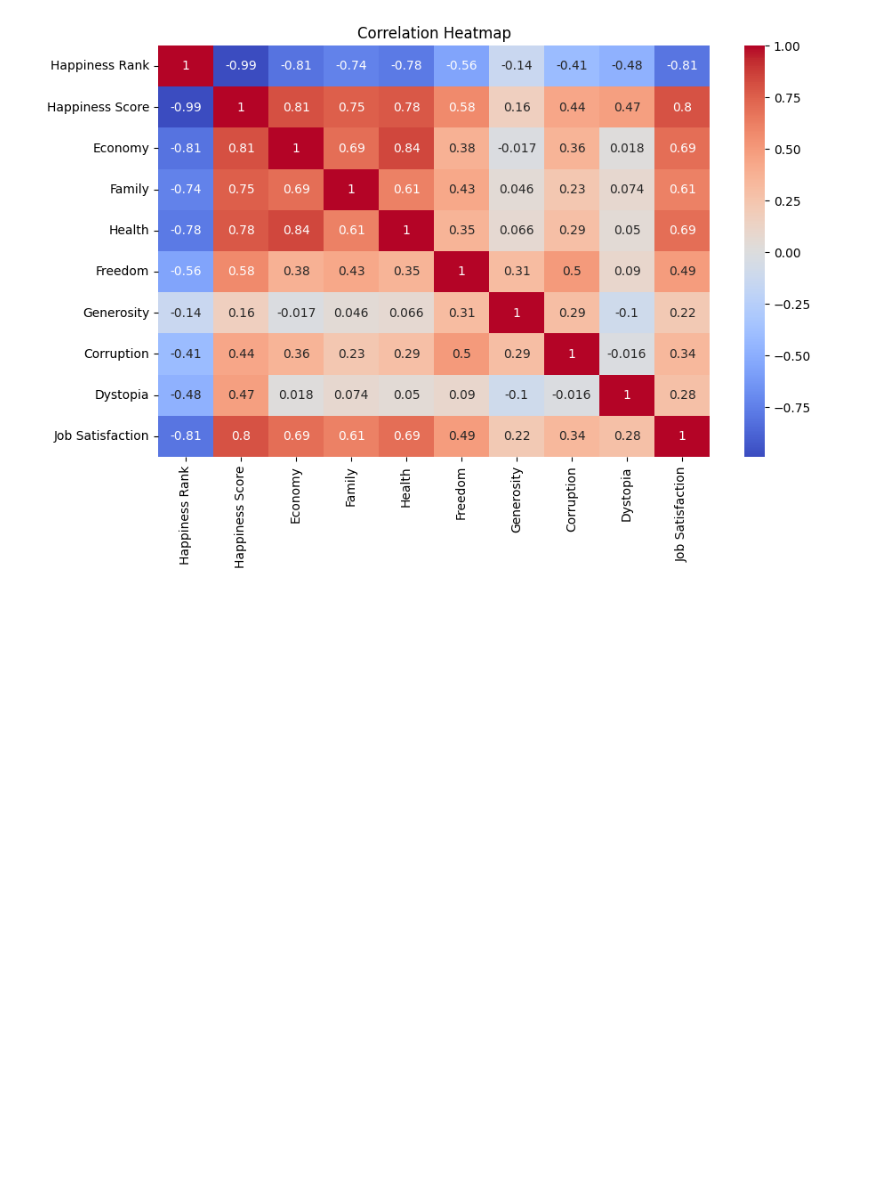
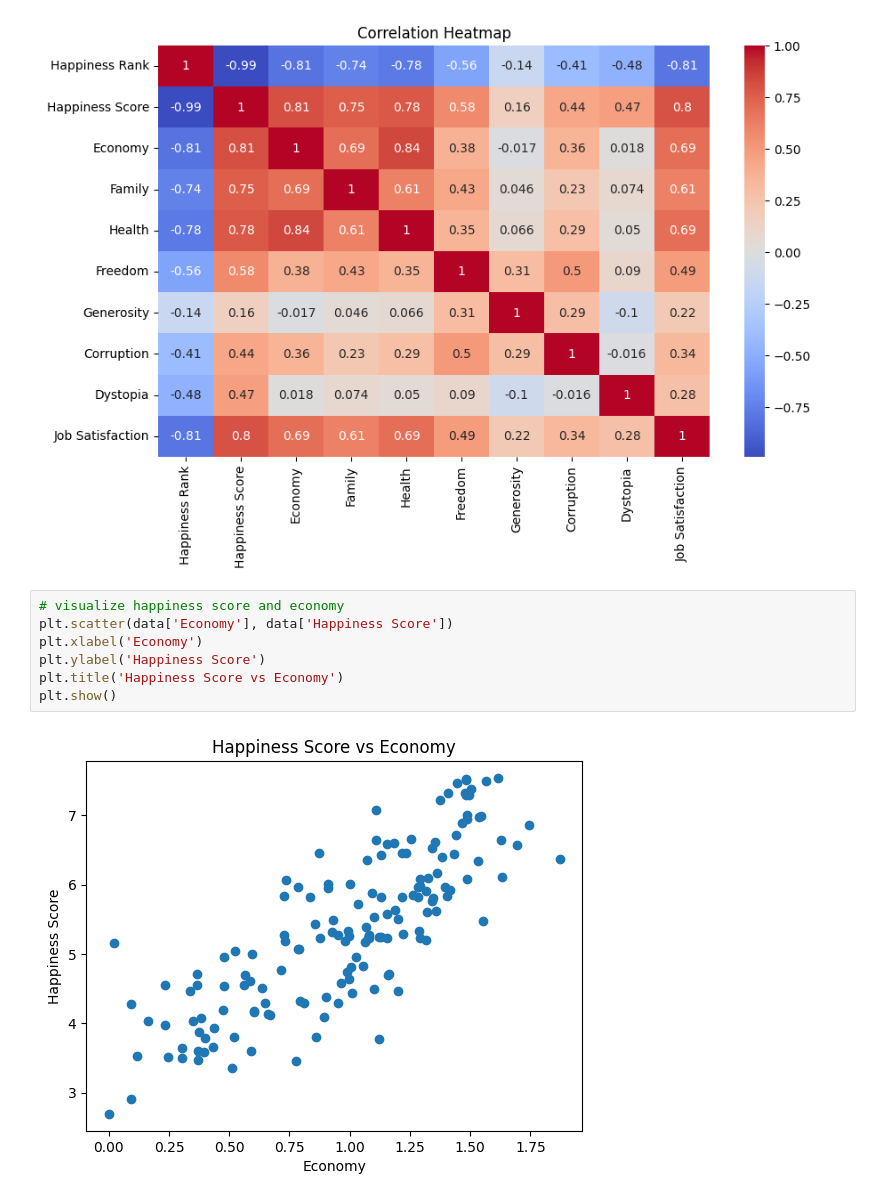
Before and after one commit to tilakpoudel/mds1, a Jupyter notebook: data-science/practice/world-happiness-data.ipynb, the cells around one changed output. Cells and saved outputs as stored; diff of their text form; blank space fills up the shorter version.

Commit message:
feat: display economy and happiness score

```diff
--- a/data-science/practice/world-happiness-data.ipynb
+++ b/data-science/practice/world-happiness-data.ipynb
@@ -240,3 +240,12 @@ plt.title("Correlation Heatmap")
 plt.show()
 # %% [output]
 [figure]
+# %%
+# visualize happiness score and economy
+plt.scatter(data['Economy'], data['Happiness Score'])
+plt.xlabel('Economy')
+plt.ylabel('Happiness Score')
+plt.title('Happiness Score vs Economy')
+plt.show()
+# %% [output]
+[figure, added]
```
Also changed, not shown: parts of 1 cell of this notebook, 1 other file.
